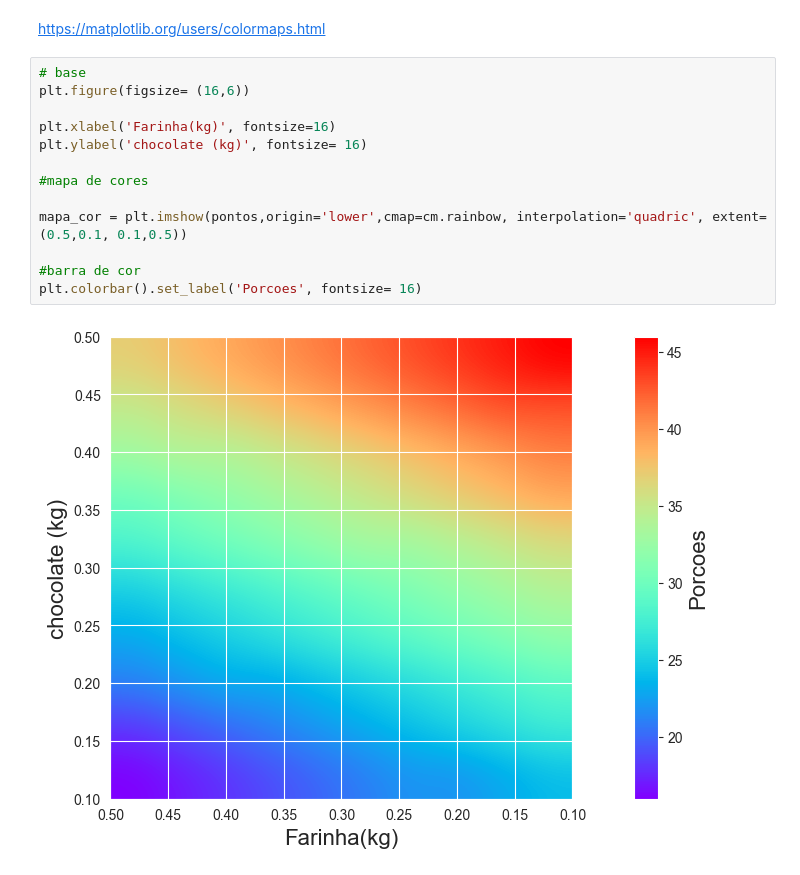
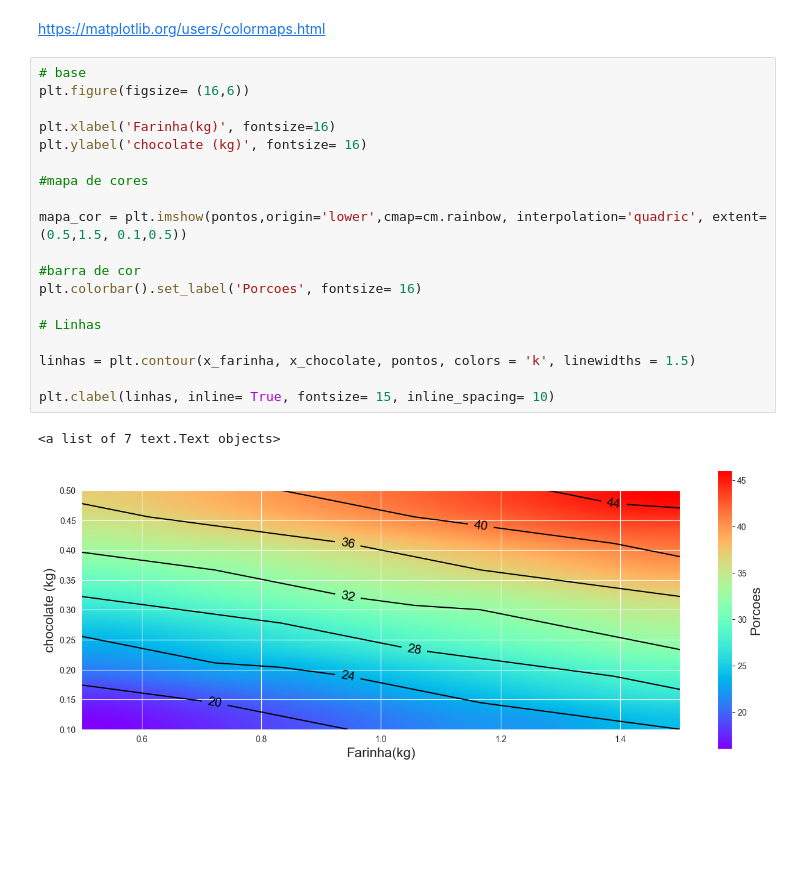
Before and after one commit to AraujoTT/DS, a Jupyter notebook: DS2/curso10_data/Planejamento_experimentos_aula.ipynb, the cells around one changed output. Drawn from its saved outputs; the diff is of its cells as text; blank space fills up the shorter version.

Commit message:
finalizando mapa de cor com linhas descritivas

```diff
--- a/DS2/curso10_data/Planejamento_experimentos_aula.ipynb
+++ b/DS2/curso10_data/Planejamento_experimentos_aula.ipynb
@@ -714,15 +714,22 @@ https://matplotlib.org/users/colormaps.html
 # %%
 # base
 plt.figure(figsize= (16,6))
 
 plt.xlabel('Farinha(kg)', fontsize=16)
 plt.ylabel('chocolate (kg)', fontsize= 16)
 
 #mapa de cores
 
-mapa_cor = plt.imshow(pontos,origin='lower',cmap=cm.rainbow, interpolation='quadric', extent=(0.5,0.1, 0.1,0.5))
+mapa_cor = plt.imshow(pontos,origin='lower',cmap=cm.rainbow, interpolation='quadric', extent=(0.5,1.5, 0.1,0.5))
 
 #barra de cor
 plt.colorbar().set_label('Porcoes', fontsize= 16)
+
+# Linhas
+
+linhas = plt.contour(x_farinha, x_chocolate, pontos, colors = 'k', linewidths = 1.5)
+
+plt.clabel(linhas, inline= True, fontsize= 15, inline_spacing= 10)
 # %% [output]
+<a list of 7 text.Text objects>
-[figure, old version]
+[figure, new version]
```
Also changed, not shown: parts of 4 cells of this notebook.
